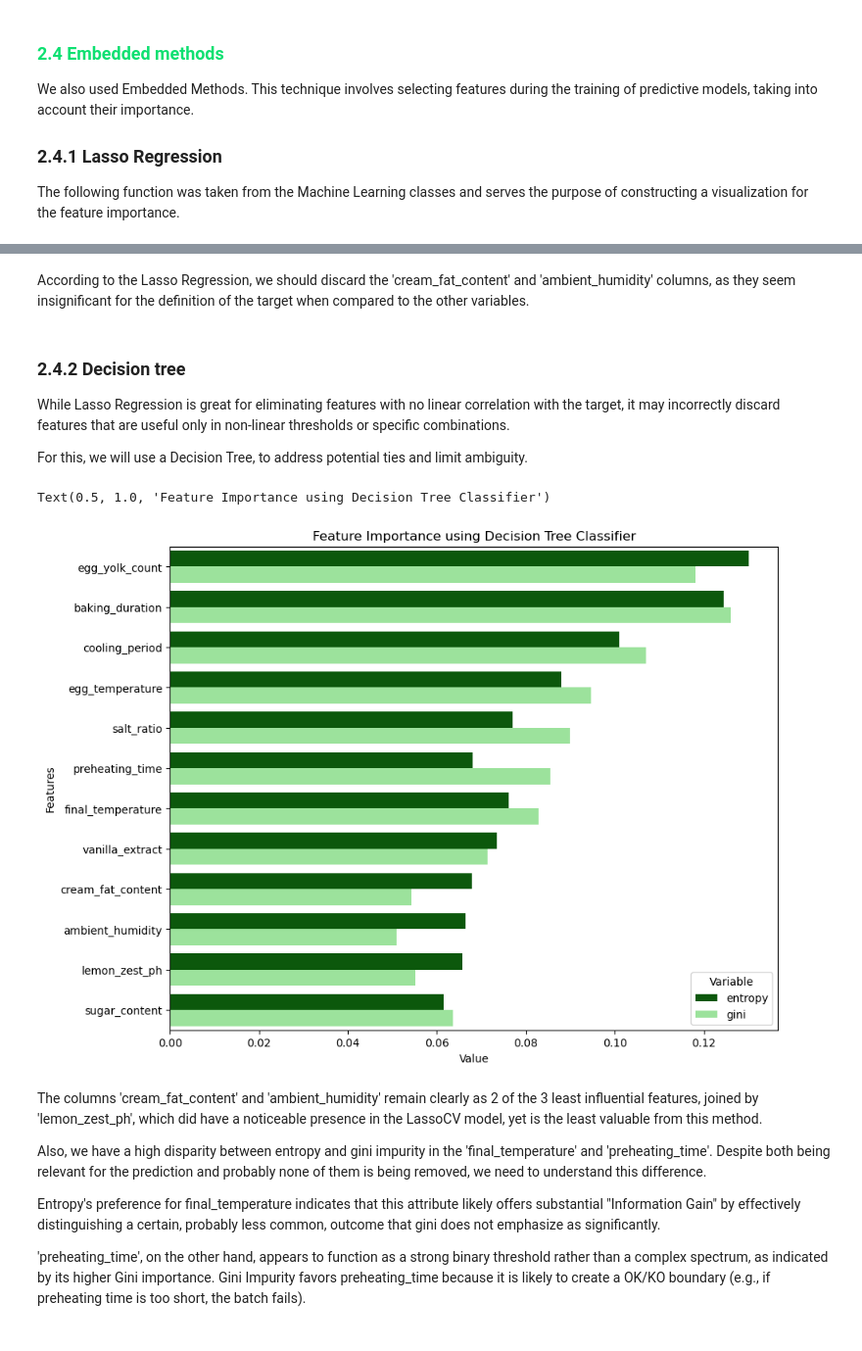
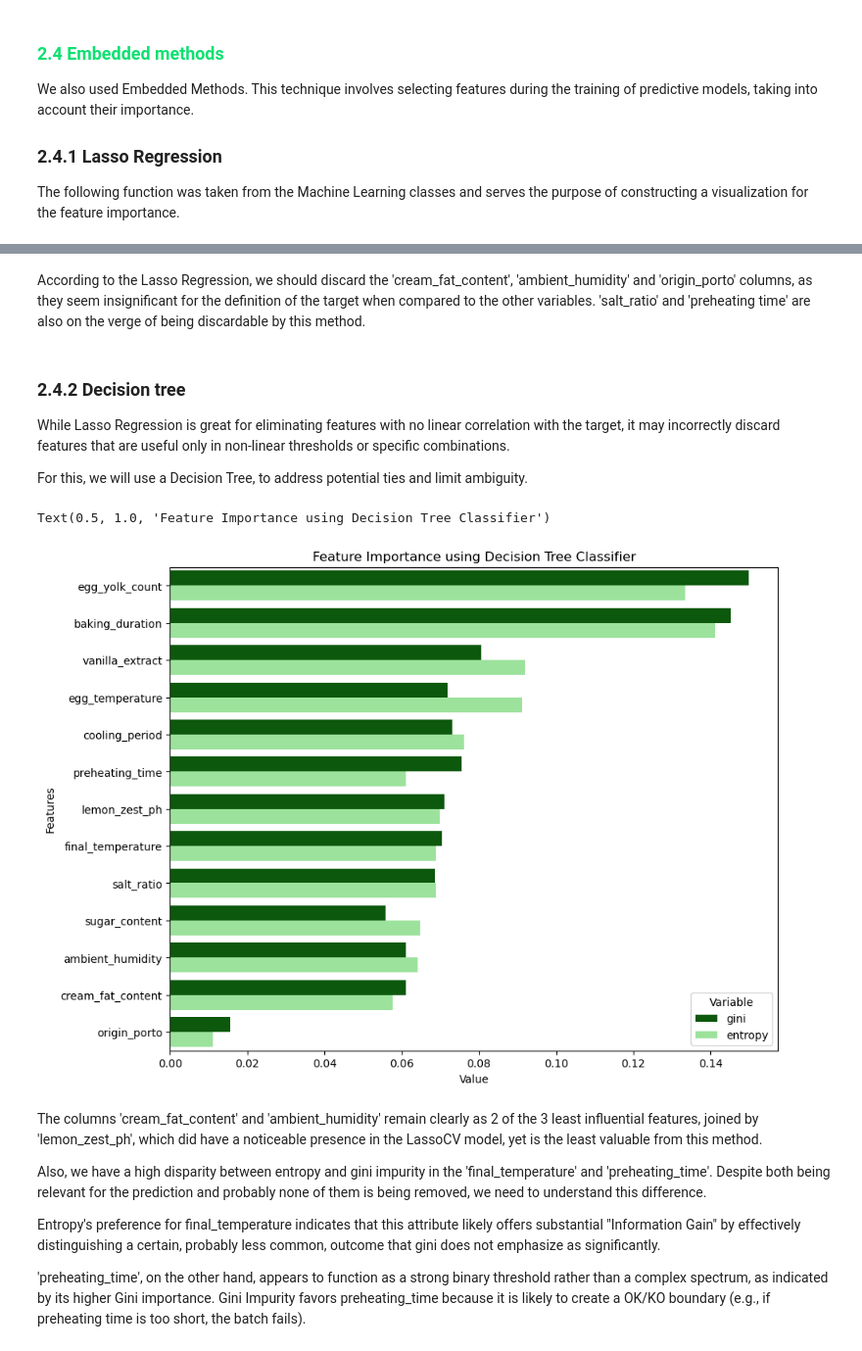
Before and after one commit to gugaffranco/MachineLearning1G08, a Jupyter notebook: ML08_NB3_FEATUREMGMT.ipynb, the cells around one changed output, grey strips where cells are left out. Shown at 98% size. Saved outputs shown, nothing was run; the diff lists cells and outputs as text; code cells hidden in the pictures.

```diff
--- a/ML08_NB3_FEATUREMGMT.ipynb
+++ b/ML08_NB3_FEATUREMGMT.ipynb
@@ -212,14 +190,14 @@ Based on the Chi-Square result, it is recommended to exclude the 'origin_porto'
 
 In this section we will apply a wrapper method for feature selection. These aim to identify the most impactful subset of features by training different predictive models with varying feature combinations and comparing their performances. We will start by initializing our model.
 # %%
-model = LogisticRegression()
+model = RandomForestClassifier()
 # %% [markdown]
 ### 2.3.1 RFE
 
 Recursive Feature Elimination will help selecting the most important features to keep.
 # %%
 # Number of features
-nof_list = np.arange(1,14)
+nof_list = np.arange(1,15)
 high_score = 0
 
 # Variable to store the optimum features
@@ -227,11 +205,11 @@ nof = 0
 score_list = []
 for n in range(len(nof_list)):
     rfe = RFE(model,n_features_to_select = nof_list[n])
-    X_train_rfe = rfe.fit_transform(X_train_n_scl,y_train)
-    X_val_rfe = rfe.transform(X_val_n_scl)
+    X_train_rfe = rfe.fit_transform(X_train_scl,y_train)
+    X_test_rfe = rfe.transform(X_test_scl)
     model.fit(X_train_rfe,y_train)
 
-    score = model.score(X_val_rfe,y_val)
+    score = model.score(X_test_rfe,y_test)
     score_list.append(score)
 
     if(score > high_score):
@@ -247,8 +225,8 @@ Score with 2 features: 0.739423
 The optimum number of features for this method is 5. So, 5 features will be selected by the RFE model.
 # %%
 rfe = RFE(estimator = model, n_features_to_select = nof)
-rfe.fit_transform(X_train_n_scl, y_train)
-selected_features = pd.Series(rfe.support_, index = X_train_n_scl.columns)
+rfe.fit_transform(X_train_scl, y_train)
+selected_features = pd.Series(rfe.support_, index = X_train_scl.columns)
 print(f"Features to keep:\n{selected_features}")
 # %% [output]
 Features to keep:
@@ -283,7 +263,7 @@ def plot_importance(coef,name):
     plt.show()
 
 reg = LassoCV()
-reg.fit(X_train_n_scl, y_train)
-coef = pd.Series(reg.coef_, index = X_train_n_scl.columns)
+reg.fit(X_train_scl, y_train)
+coef = pd.Series(reg.coef_, index = X_train_scl.columns)
 plot_importance(coef, 'LassoCV')
 # %% [output]
@@ -291,5 +271,5 @@ plot_importance(coef, 'LassoCV')
 # %% [markdown]
-According to the Lasso Regression, we should discard the 'cream_fat_content' and 'ambient_humidity' columns, as they seem insignificant for the definition of the target when compared to the other variables.
+According to the Lasso Regression, we should discard the 'cream_fat_content', 'ambient_humidity' and 'origin_porto' columns, as they seem insignificant for the definition of the target when compared to the other variables. 'salt_ratio' and 'preheating time' are also on the verge of being discardable by this method.
 # %% [markdown]
 ### 2.4.2 Decision tree
 
@@ -297,20 +277,20 @@ While Lasso Regression is great for eliminating features with no linear correlat
 
 For this, we will use a Decision Tree, to address potential ties and limit ambiguity.
 # %%
-gini_importance = DecisionTreeClassifier(splitter='random', random_state=42).fit(X_train_n_scl, y_train).feature_importances_
-entropy_importance = DecisionTreeClassifier(criterion='entropy', splitter='random', random_state=42).fit(X_train_n_scl, y_train).feature_importances_
+gini_importance = DecisionTreeClassifier(splitter='random', random_state=42).fit(X_train_scl, y_train).feature_importances_
+entropy_importance = DecisionTreeClassifier(criterion='entropy', splitter='random', random_state=42).fit(X_train_scl, y_train).feature_importances_
 
 zippy = pd.DataFrame(zip(gini_importance, entropy_importance), columns=['gini', 'entropy'])
-zippy['Features'] = X_train_n_scl.columns
+zippy['Features'] = X_train_scl.columns
 tidy = zippy.melt(id_vars='Features').rename(columns=str.title)
 tidy.sort_values(['Value'], ascending=False, inplace=True)
 
 plt.figure(figsize=(10, 8))
 sns.barplot(y='Features', x='Value', hue='Variable', data=tidy, palette=['darkgreen', 'lightgreen'])
 plt.title("Feature Importance using Decision Tree Classifier")
 # %% [output]
 Text(0.5, 1.0, 'Feature Importance using Decision Tree Classifier')
-[figure, old version]
+[figure, new version]
 # %% [markdown]
 The columns 'cream_fat_content' and 'ambient_humidity' remain clearly as 2 of the 3 least influential features, joined by 'lemon_zest_ph', which did have a noticeable presence in the LassoCV model, yet is the least valuable from this method.
 
```
Also changed, not shown: parts of 22 cells of this notebook, 6 other files.
